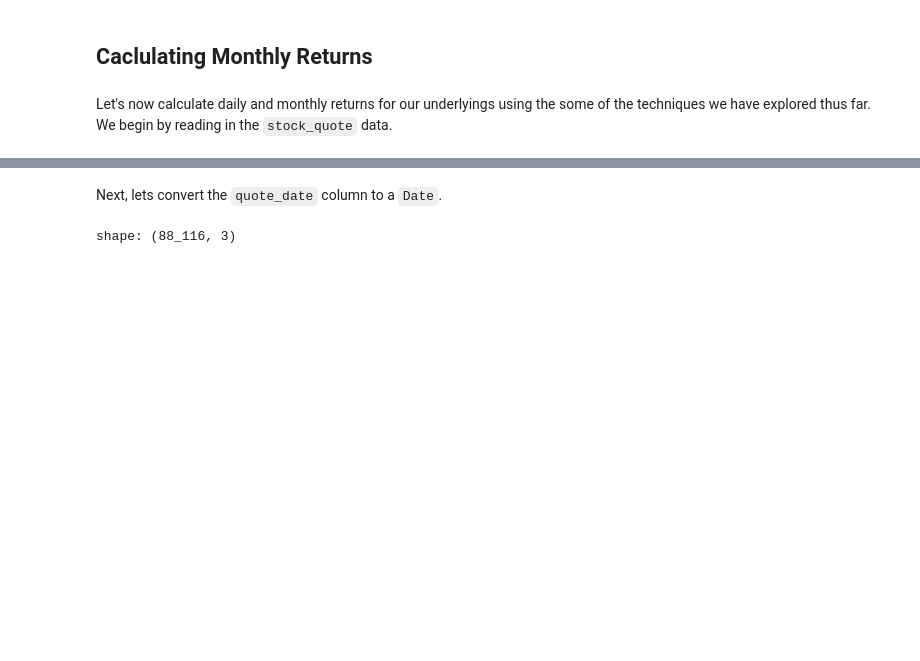
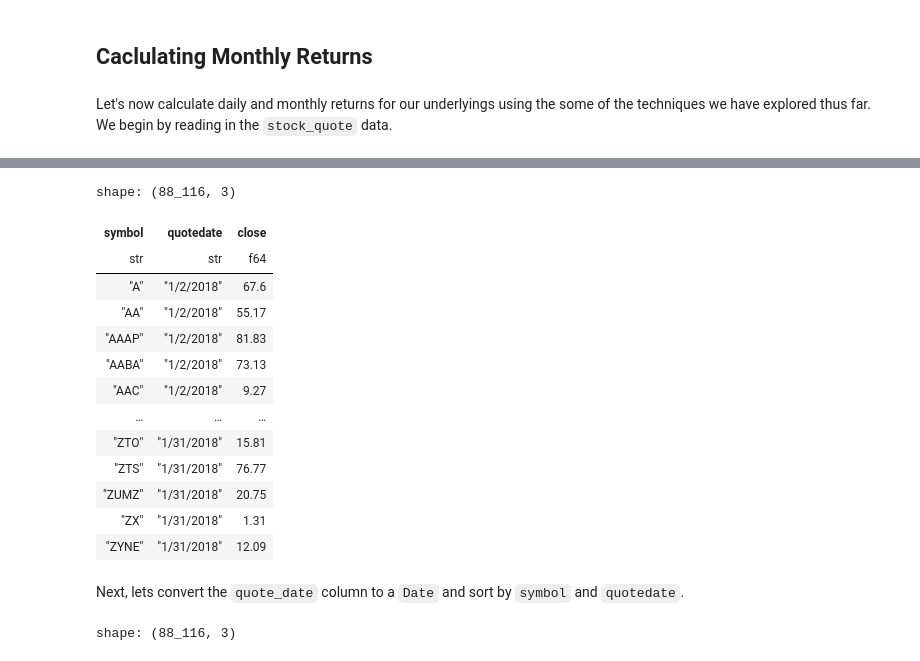
Before and after one commit to pritamdalal/big_data_fm5323, a Jupyter notebook: 01_polars_introduction.ipynb, the cells around one changed output, grey strips where cells are left out. Cells and saved outputs as stored; diff of their text form; code cells hidden in the pictures; blank space fills up the shorter version.

```diff
--- a/01_polars_introduction.ipynb
+++ b/01_polars_introduction.ipynb
@@ -448,4 +448,5 @@ Let's now calculate daily and monthly returns for our underlyings using the some
 df_upx = pl.read_csv("data/L3_2018_01/L3_stockquotes_*.csv")
 cols_to_drop = ["open", "high", "low", "volume", "adjustedclose"]
 df_upx = df_upx.drop(cols_to_drop)
+df_upx
 # %% [output]
@@ -454,5 +455,19 @@ Wall time: 34 ms
+shape: (88_116, 3)
+| symbol | quotedate | close |
+| str | str | f64 |
+| "A" | "1/2/2018" | 67.6 |
+| "AA" | "1/2/2018" | 55.17 |
+| "AAAP" | "1/2/2018" | 81.83 |
+| "AABA" | "1/2/2018" | 73.13 |
+| "AAC" | "1/2/2018" | 9.27 |
+| … | … | … |
+| "ZTO" | "1/31/2018" | 15.81 |
+| "ZTS" | "1/31/2018" | 76.77 |
+| "ZUMZ" | "1/31/2018" | 20.75 |
+| "ZX" | "1/31/2018" | 1.31 |
+| "ZYNE" | "1/31/2018" | 12.09 |
 # %% [markdown]
-Next, lets convert the `quote_date` column to a `Date`.
+Next, lets convert the `quote_date` column to a `Date` and sort by `symbol` and `quotedate`.
 # %%
 df_upx = df_upx.with_columns(
     quotedate = pl.col("quotedate").str.to_date(format="%m/%d/%Y"),
```
Also changed, not shown: parts of 17 cells of this notebook, 3 other files.
